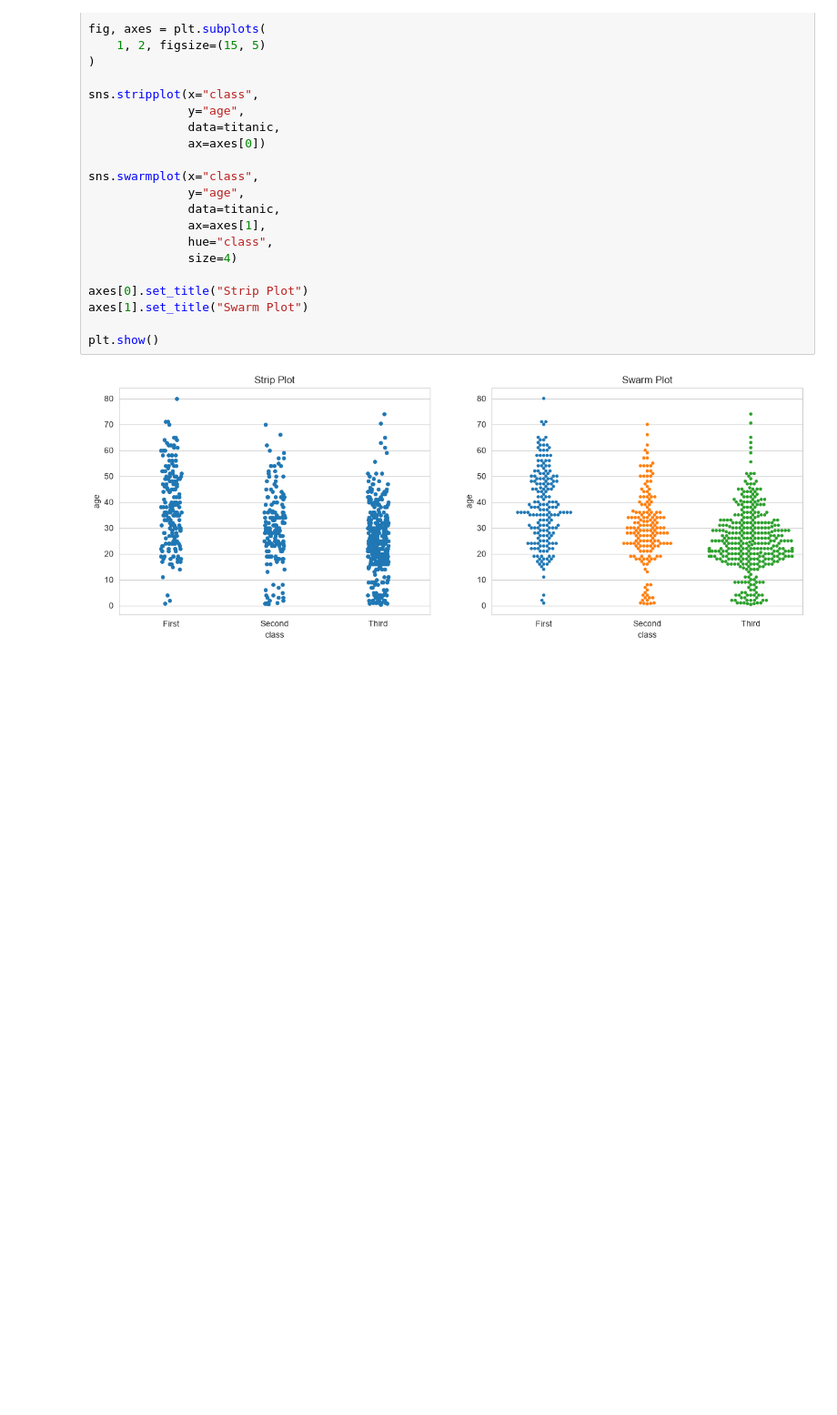
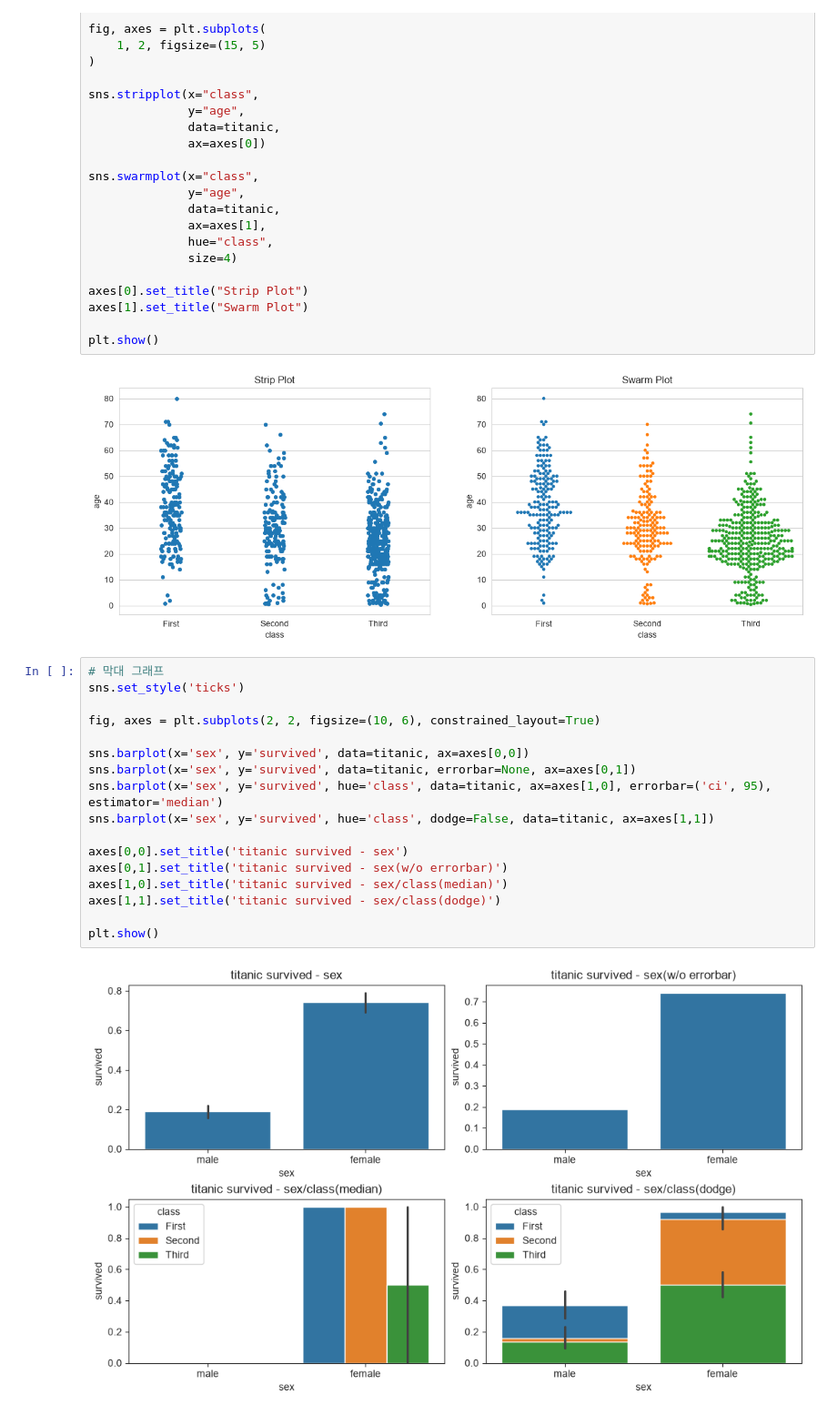
Before and after one commit to YoonTae98/18_data_analytics, a Jupyter notebook: 04_시각화도구/02_seaborn.ipynb, the cells around one changed output. Shown at 91% size. Drawn from its saved outputs; the diff is of its cells as text; blank space fills up the shorter version.

```diff
--- a/02_seaborn.ipynb
+++ b/04_시각화도구/02_seaborn.ipynb
@@ -193,3 +193,22 @@ axes[1].set_title("Swarm Plot")
 plt.show()
 # %% [output]
 [figure]
+# %%
+# 막대 그래프
+sns.set_style('ticks')
+
+fig, axes = plt.subplots(2, 2, figsize=(10, 6), constrained_layout=True)
+
+sns.barplot(x='sex', y='survived', data=titanic, ax=axes[0,0])
+sns.barplot(x='sex', y='survived', data=titanic, errorbar=None, ax=axes[0,1])
+sns.barplot(x='sex', y='survived', hue='class', data=titanic, ax=axes[1,0], errorbar=('ci', 95), estimator='median')
+sns.barplot(x='sex', y='survived', hue='class', dodge=False, data=titanic, ax=axes[1,1])
+
+axes[0,0].set_title('titanic survived - sex')
+axes[0,1].set_title('titanic survived - sex(w/o errorbar)')
+axes[1,0].set_title('titanic survived - sex/class(median)')
+axes[1,1].set_title('titanic survived - sex/class(dodge)')
+
+plt.show()
+# %% [output]
+[figure, added]
```
Also changed, not shown: parts of 3 cells of this notebook, 3 other files.
